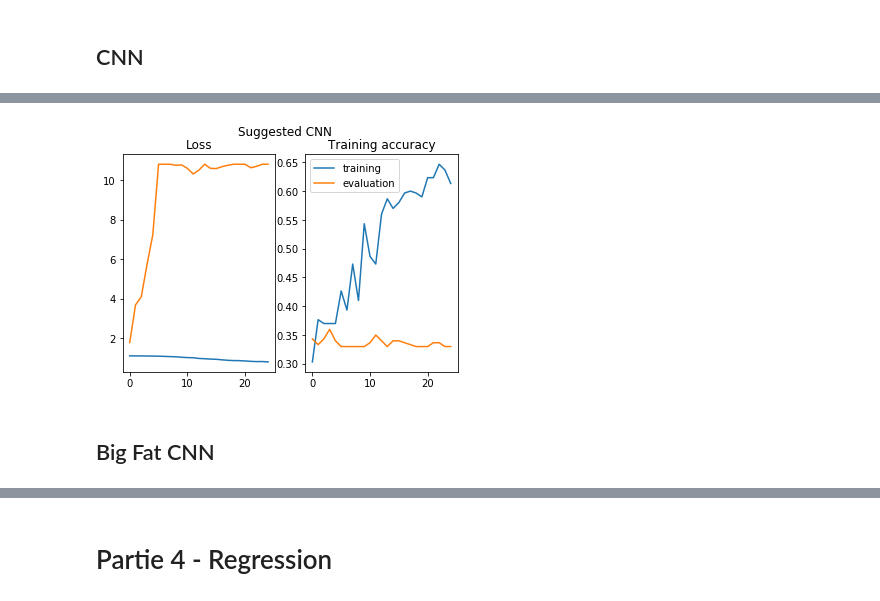
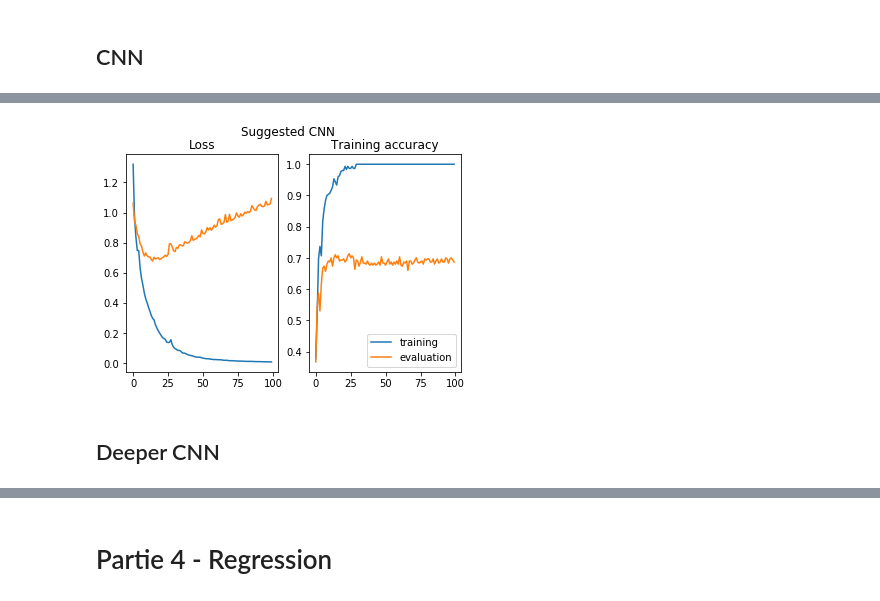
Before and after one commit to ALavault/DL, a Jupyter notebook: MP1/MP1.ipynb, the cells around one changed output, grey strips where cells are left out. Saved outputs shown, nothing was run; the diff lists cells and outputs as text; code cells hidden in the pictures.

```diff
--- a/MP1/MP1.ipynb
+++ b/MP1/MP1.ipynb
@@ -412,6 +412,6 @@ adam = adam(lr=0.001, beta_1=0.9, beta_2=0.999, epsilon=None, decay=0.0, amsgrad
 model2.compile(loss='categorical_crossentropy', optimizer=adam,  metrics=['accuracy'])
 
 
-model2.fit(X_train, Y_train, epochs=40, batch_size=32, validation_data = (X_test, Y_test), callbacks=[history3])
+model2.fit(X_train, Y_train, epochs=100, batch_size=32, validation_data = (X_test, Y_test), callbacks=[history3])
 # %% [output]
 Train on 300 samples, validate on 300 samples
@@ -514,7 +514,7 @@ from keras.layers import Dense, Activation, Flatten, Conv2D, MaxPooling2D
 from keras.callbacks import History
 history = History()
 
-model3.add(Conv2D(16, (5,5), input_shape=(72,72,1)   )    )
+model3.add(Conv2D(16, (5,5), input_shape=(72,72,1)  )    )
 model3.add( MaxPooling2D() )
 model3.add(Flatten())
 model3.add(Dense(3, input_shape=(X_train.shape[1],), activation='softmax'))
@@ -526,6 +526,6 @@ adam = adam(lr=0.001, beta_1=0.9, beta_2=0.999, epsilon=None, decay=0.0, amsgrad
 model3.compile(loss='categorical_crossentropy', optimizer=adam,  metrics=['accuracy'])
 
 
-model3.fit(X_train.reshape(X_train.shape[0],72,72,1), Y_train, epochs=25, batch_size=32,  callbacks=[history], validation_data = (X_test.reshape(X_test.shape[0],72,72,1), Y_test),)
+model3.fit(X_train.reshape(X_train.shape[0],72,72,1), Y_train, epochs=100, batch_size=32,  callbacks=[history], validation_data = (X_test.reshape(X_test.shape[0],72,72,1), Y_test),)
 # %% [output]
 Train on 300 samples, validate on 300 samples
@@ -573,23 +573,26 @@ Creating data:
 # %%
 plt.figure(); plt.suptitle('Suggested CNN');
 plt.subplot(1, 2, 1)
 plt.plot(history.history['loss'])
 plt.plot(history.history['val_loss'])
 
 plt.title('Loss')
 
 
 plt.subplot(1, 2, 2)
 plt.plot(history.history['acc'])
 plt.plot(history.history['val_acc'])
 plt.legend(['training','evaluation'])
 
 
 plt.title('Training accuracy')
 plt.savefig('figures/part3_cnn')
 plt.show()
+
+from keras.utils import plot_model
+plot_model(model3, to_file='model_cnn_part3.png')
 # %% [output]
-[figure, old version]
+[figure, new version]
 # %% [markdown]
-## Big Fat CNN
+## Deeper CNN
 # %%
```
Also changed, not shown: parts of 45 cells of this notebook, 12 other files.
